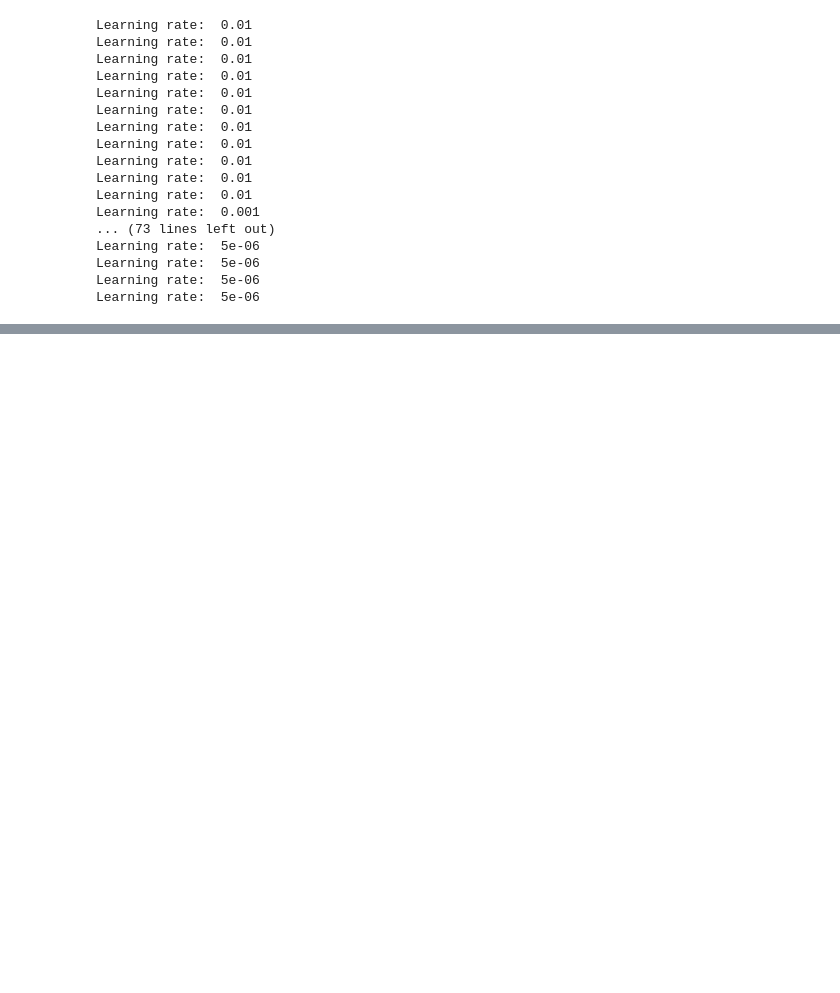
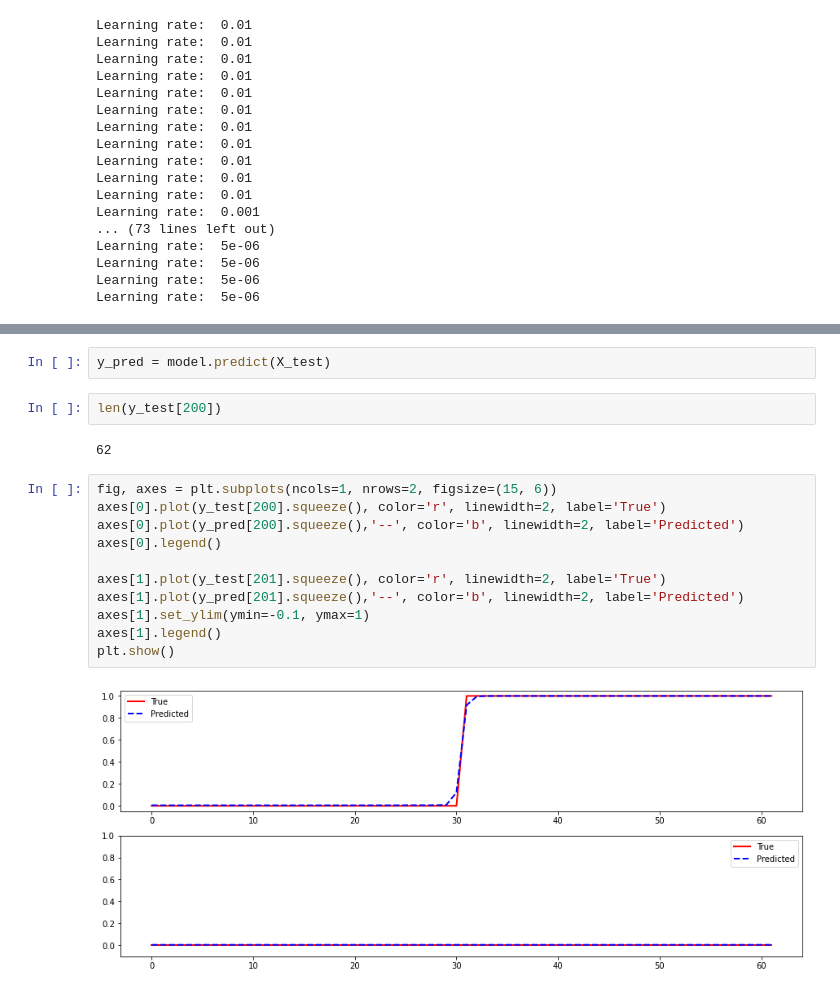
Before and after one commit to Lyd202002427/CRED-model, a Jupyter notebook: CRED model Lydia.ipynb, the cells around one changed output, grey strips where cells are left out. Cells and saved outputs as stored; diff of their text form; blank space fills up the shorter version.

```diff
--- a/CRED model Lydia.ipynb
+++ b/CRED model Lydia.ipynb
@@ -436,0 +441,19 @@ y_pred[201],y_test[201]
+# %%
+y_pred = model.predict(X_test)
+# %%
+len(y_test[200])
+# %% [output]
+62
+# %%
+fig, axes = plt.subplots(ncols=1, nrows=2, figsize=(15, 6))
+axes[0].plot(y_test[200].squeeze(), color='r', linewidth=2, label='True')
+axes[0].plot(y_pred[200].squeeze(),'--', color='b', linewidth=2, label='Predicted')
+axes[0].legend()
+
+axes[1].plot(y_test[201].squeeze(), color='r', linewidth=2, label='True')
+axes[1].plot(y_pred[201].squeeze(),'--', color='b', linewidth=2, label='Predicted')
+axes[1].set_ylim(ymin=-0.1, ymax=1)
+axes[1].legend()
+plt.show()
+# %% [output]
+[figure, added]
```
Also changed, not shown: parts of 15 cells of this notebook.
